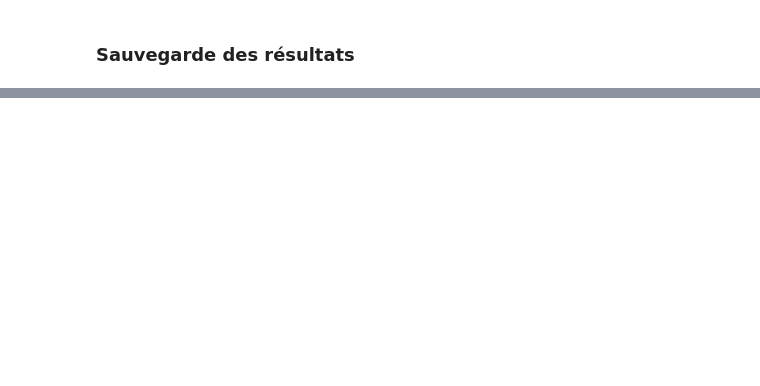
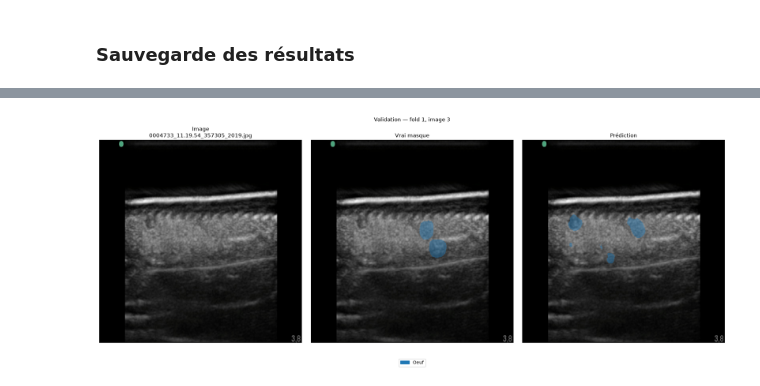
Before and after one commit to loranedp/Stage-GonAIde-2026, a Jupyter notebook: Debut/U-NET/eval_unet.ipynb, the cells around one changed output, grey strips where cells are left out. Saved outputs shown, nothing was run; the diff lists cells and outputs as text; code cells hidden in the pictures; blank space fills up the shorter version.

```diff
--- a/Debut/U-NET/eval_unet.ipynb
+++ b/Debut/U-NET/eval_unet.ipynb
@@ -474,7 +487,7 @@ Val IoU per epoch:    [0.055155571550130844, 0.08570202440023422, 0.390752136707
 # %% [markdown]
 ### Sauvegarde des résultats
 # %%
-file_path = 'results_unet_resnet34.pkl'
+file_path = 'results_unet_resnet34_eggs.pkl'
 # %%
 # Sauvegarde de l'historique complet de tous les folds
 with open(file_path, 'wb') as f:
@@ -481,0 +499,89 @@ with open(file_path, 'wb') as f:
+# %%
+# -------- Sélection de l'image à visualiser --------
+VIS_FOLD = 1   # Numéro du fold, entre 1 et k_folds
+VIS_INDEX = 3  # Index de l'image dans le jeu de validation du fold
+
+from matplotlib.colors import BoundaryNorm, ListedColormap
+
+if not 1 <= VIS_FOLD <= k_folds:
+    raise ValueError(f"VIS_FOLD doit être compris entre 1 et {k_folds}.")
+
+cv_splits = list(get_cv_splits())
+_, validation_indices = cv_splits[VIS_FOLD - 1]
+val_samples_vis = [cv_samples[i] for i in validation_indices]
+
+if not 0 <= VIS_INDEX < len(val_samples_vis):
+    raise IndexError(
+        f"VIS_INDEX doit être compris entre 0 et {len(val_samples_vis) - 1} "
+        f"pour le fold {VIS_FOLD}."
+    )
+
+val_dataset_vis = RoboflowUNetDataset(
+    samples=val_samples_vis, image_dir=all_images_dir, df=df,
+    image_size=IMAGE_SIZE, num_classes=num_classes, class_ids=class_ids,
+    is_train=False, ignore_category_id=ignore_category_id,
+    ignore_target_class_idx=gonade_channel_idx,
+)
+
+if model_name == "UNet":
+    model_vis = smp.Unet(encoder_name="resnet34", encoder_weights=None,
+                        in_channels=nb_channels, classes=num_classes, activation=None)
+elif model_name == "AttentionUNet++":
+    model_vis = ResAttentionUNetPlusPlus(num_classes=num_classes, in_channels=nb_channels, encoder_weights=None)
+elif model_name == "MultiResUnet":
+    model_vis = AttentionMultiResUNet(in_ch=nb_channels, num_classes=num_classes)
+else:
+    raise ValueError(f"Modèle inconnu : {model_name}")
+
+checkpoint_path = Path(f"unet_finetuned_fold_{VIS_FOLD}_{model_name}_eggs.pth")
+if not checkpoint_path.exists():
+    raise FileNotFoundError(f"Checkpoint introuvable : {checkpoint_path}")
+model_vis.load_state_dict(torch.load(checkpoint_path, map_location=device))
+model_vis.to(device).eval()
+
+sample_vis = val_dataset_vis[VIS_INDEX]
+image_vis, mask_vis = sample_vis['image'], sample_vis['mask']
+with torch.no_grad():
+    logits_vis = model_vis(image_vis.unsqueeze(0).to(device))
+    preds_vis = torch.sigmoid(logits_vis) > 0.5
+
+valid_vis = mask_vis != -100
+true_vis = (mask_vis > 0.5) & valid_vis
+valid_vis_batch = valid_vis.unsqueeze(0).to(device)
+preds_vis = preds_vis & valid_vis_batch
+if DATASET_NAME == "classique":
+    preds_vis = keep_largest_components(preds_vis) & valid_vis_batch
+preds_vis = preds_vis.squeeze(0).cpu()
+
+true_label_vis = torch.zeros(mask_vis.shape[1:], dtype=torch.long)
+pred_label_vis = torch.zeros(mask_vis.shape[1:], dtype=torch.long)
+for class_idx in range(num_classes):
+    true_label_vis[true_vis[class_idx]] = class_idx + 1
+    pred_label_vis[preds_vis[class_idx]] = class_idx + 1
+
+class_colors = ['black'] + [plt.cm.tab10(i % 10) for i in range(num_classes)]
+segmentation_cmap = ListedColormap(class_colors)
+segmentation_norm = BoundaryNorm(np.arange(-0.5, num_classes + 1.5), num_classes + 1)
+image_display = image_vis.permute(1, 2, 0).cpu().numpy().clip(0, 1)
+# Le fond (classe 0) est masqué pour laisser l'image visible sous l'overlay.
+true_overlay_vis = np.ma.masked_where(true_label_vis.numpy() == 0, true_label_vis.numpy())
+pred_overlay_vis = np.ma.masked_where(pred_label_vis.numpy() == 0, pred_label_vis.numpy())
+file_name_vis = val_samples_vis[VIS_INDEX]['image_info']['file_name']
+fig, axes = plt.subplots(1, 3, figsize=(20, 8))
+axes[0].imshow(image_display)
+axes[0].set_title(f"Image\n{file_name_vis}")
+axes[1].imshow(image_display)
+axes[1].imshow(true_overlay_vis, cmap=segmentation_cmap, norm=segmentation_norm, alpha=0.45)
+axes[1].set_title("Vrai masque")
+axes[2].imshow(image_display)
+axes[2].imshow(pred_overlay_vis, cmap=segmentation_cmap, norm=segmentation_norm, alpha=0.45)
+axes[2].set_title("Prédiction")
+for ax in axes:
+    ax.axis('off')
+legend_handles = [plt.Rectangle((0, 0), 1, 1, color=class_colors[i + 1]) for i in range(num_classes)]
+fig.legend(legend_handles, class_names, loc='lower center', ncol=max(1, num_classes))
+fig.suptitle(f"Validation — fold {VIS_FOLD}, image {VIS_INDEX}", y=0.98)
+plt.tight_layout(rect=[0, 0.08, 1, 0.95])
+plt.show()
+# %% [output]
+[figure, added]
```
Also changed, not shown: parts of 13 cells of this notebook.
